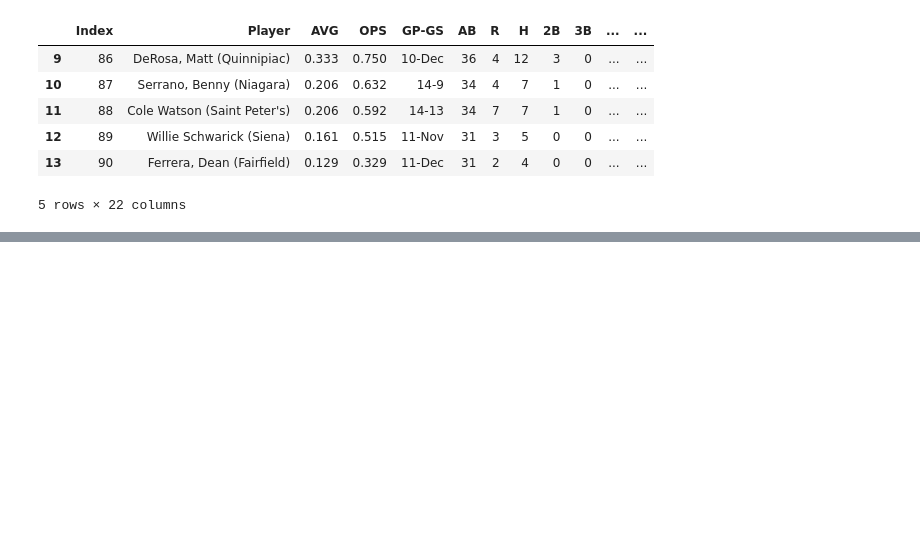
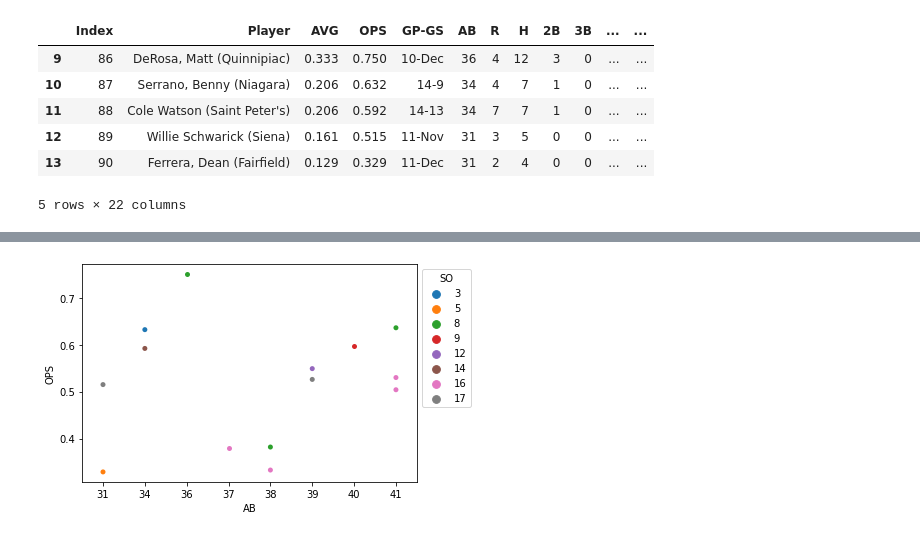
Before and after one commit to MicahlDeRosa/Baseball_stats, a Jupyter notebook: Untitled-1.ipynb, the cells around one changed output, grey strips where cells are left out. Cells and saved outputs as stored; diff of their text form; code cells hidden in the pictures; blank space fills up the shorter version.

```diff
--- a/Untitled-1.ipynb
+++ b/Untitled-1.ipynb
@@ -102,0 +127,5 @@ sb.scatterplot(x='AB', y='AVG', hue='H',  data=df_2)
+# %%
+model_2 = sb.swarmplot(x='AB', y='OPS', hue='SO', data=df_2)
+sb.move_legend(model_2, "upper left", bbox_to_anchor=(1, 1))
+# %% [output]
+[figure, added]
```
Also changed, not shown: parts of 5 cells of this notebook.
